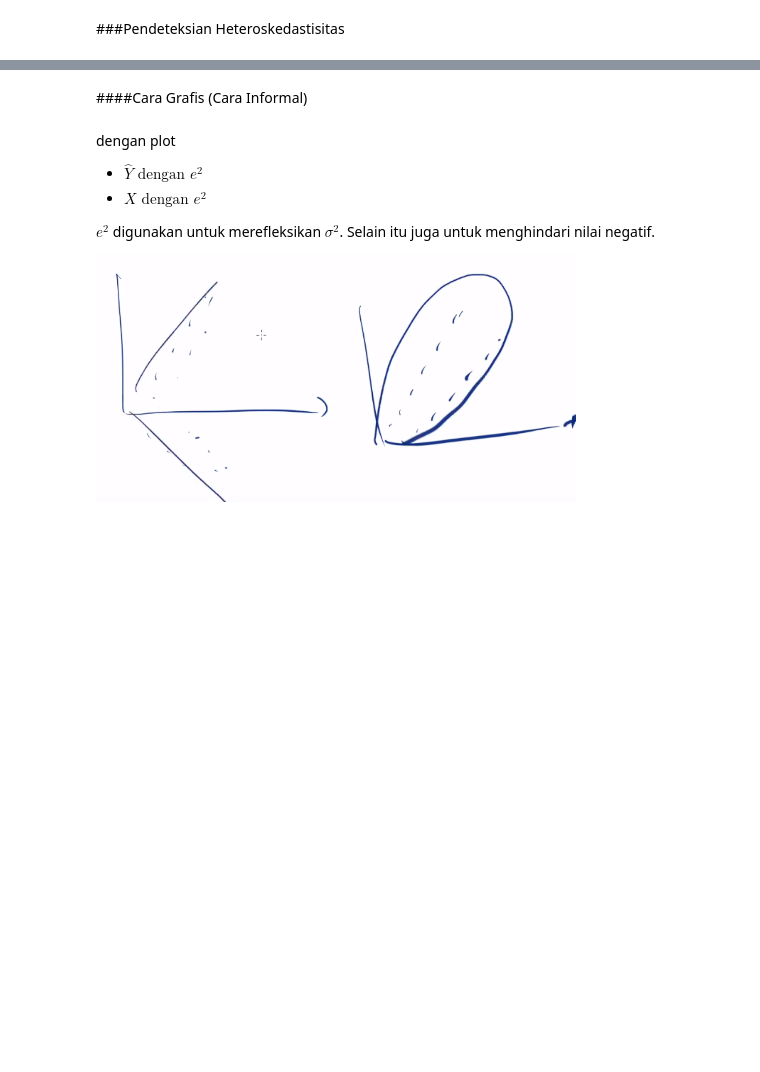
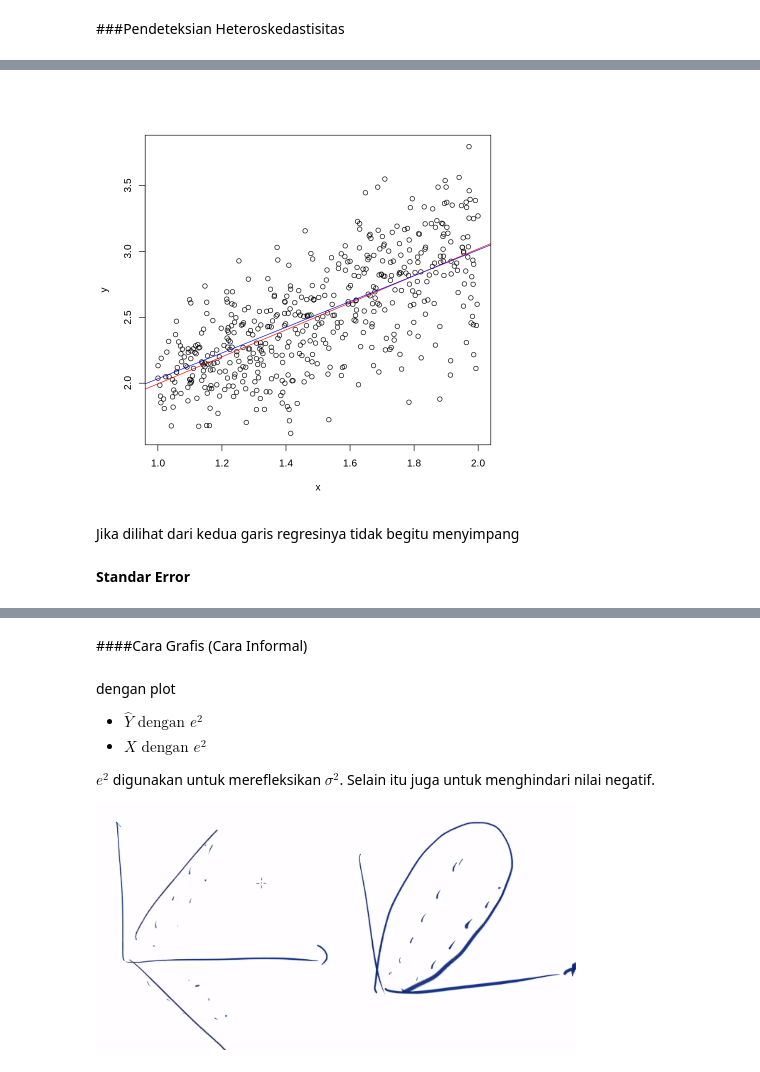
Before and after one commit to JuzmaFR/Analisis-Regresi-Catatan-Kuliah, a Jupyter notebook: Analisis_Regresi.ipynb, the cells around one changed output, grey strips where cells are left out. Saved outputs shown, nothing was run; the diff lists cells and outputs as text; code cells hidden in the pictures; blank space fills up the shorter version.

```diff
--- a/Analisis_Regresi.ipynb
+++ b/Analisis_Regresi.ipynb
@@ -1326,0 +1388,10 @@ $\hat$ ...
+# %%
+plot(y~x)
+abline(lm(y~x)$coefficients[1],lm(y~x)$coefficients[2],col="red")
+abline(lm(y1~x)$coefficients[1],lm(y1~x)$coefficients[2],col="blue")
+# %% [output]
+[figure, added]
+# %% [markdown]
+Jika dilihat dari kedua garis regresinya tidak begitu menyimpang
+# %% [markdown]
+**Standar Error**
```
Also changed, not shown: parts of 71 cells of this notebook.
